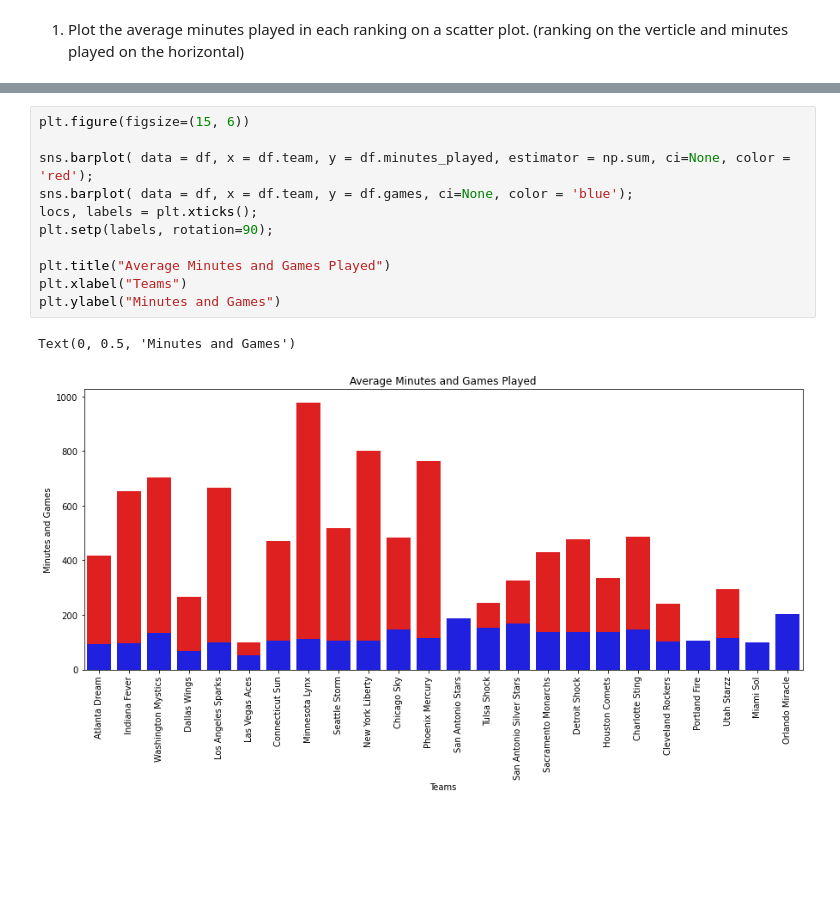
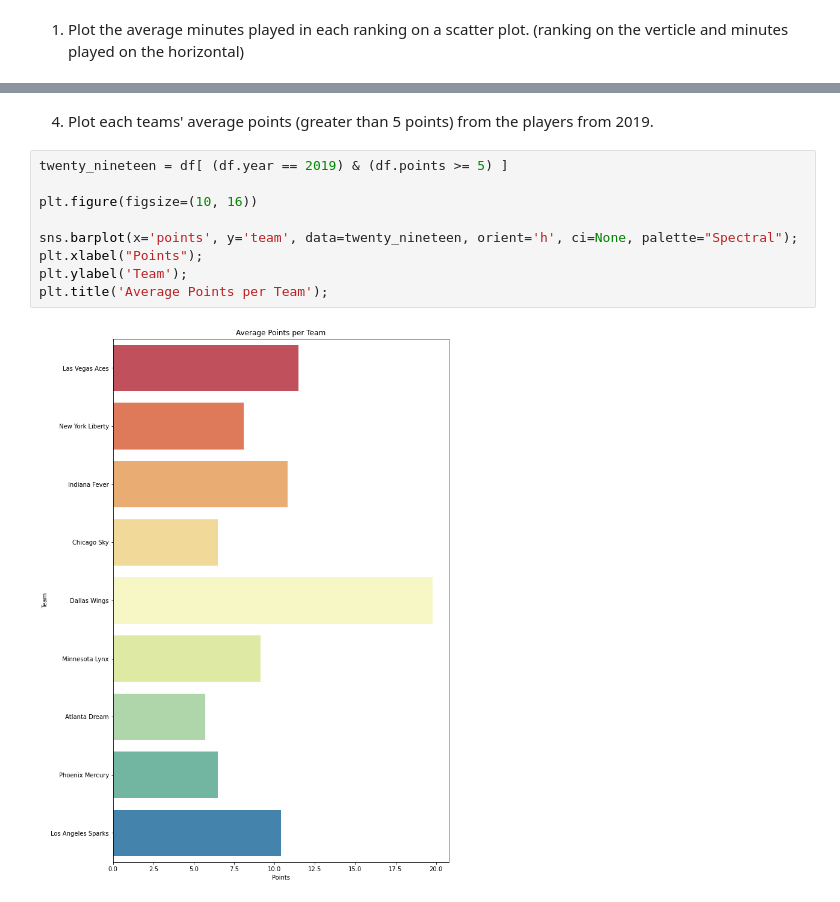
Before and after one commit to AveryH6/WNBA-Draft, a Jupyter notebook: draft.ipynb, the cells around one changed output, grey strips where cells are left out. Drawn from its saved outputs; the diff is of its cells as text; blank space fills up the shorter version.

```diff
--- a/draft.ipynb
+++ b/draft.ipynb
@@ -255,14 +251,13 @@ Text(0, 0.5, 'Rebounds')
-# %%
-plt.figure(figsize=(15, 6))
-
-sns.barplot( data = df, x = df.team, y = df.minutes_played, estimator = np.sum, ci=None, color = 'red');
-sns.barplot( data = df, x = df.team, y = df.games, ci=None, color = 'blue');
-locs, labels = plt.xticks();
-plt.setp(labels, rotation=90);
-
-plt.title("Average Minutes and Games Played")
-plt.xlabel("Teams")
-plt.ylabel("Minutes and Games")
-# %% [output]
-Text(0, 0.5, 'Minutes and Games')
-[figure, removed]
+# %% [markdown]
+4. Plot each teams' average points (greater than 5 points) from the players from 2019.
+# %%
+twenty_nineteen = df[ (df.year == 2019) & (df.points >= 5) ]
+
+plt.figure(figsize=(10, 16))
+
+sns.barplot(x='points', y='team', data=twenty_nineteen, orient='h', ci=None, palette="Spectral");
+plt.xlabel("Points");
+plt.ylabel('Team');
+plt.title('Average Points per Team');
+# %% [output]
+[figure, added]
```
Also changed, not shown: parts of 9 cells of this notebook.
